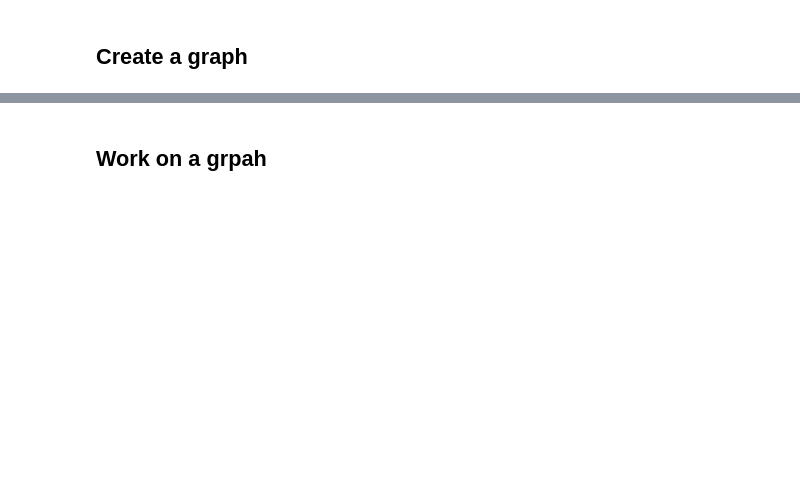
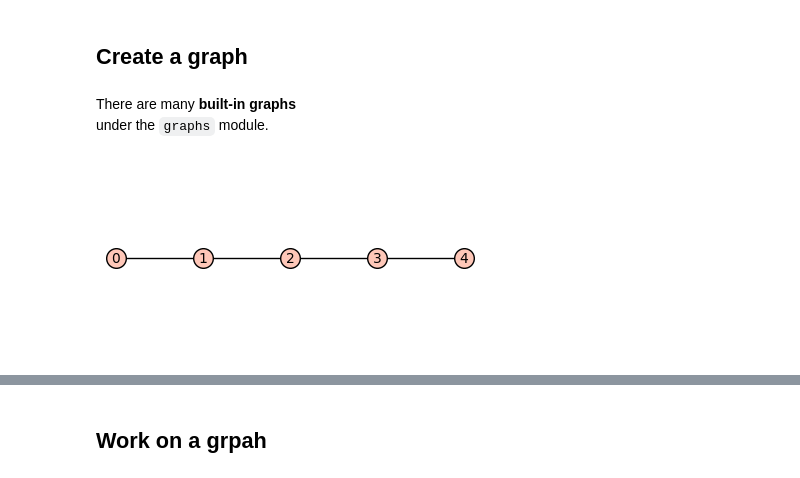
Before and after one commit to jephianlin/SageableMath, a Jupyter notebook: ModularSage/MRC2020-Graphs-and-zero-forcing.ipynb, the cells around one changed output, grey strips where cells are left out. Drawn from its saved outputs; the diff is of its cells as text; code cells hidden in the pictures; blank space fills up the shorter version.

Commit message:
MRC2020 graphs 60%

```diff
--- a/ModularSage/MRC2020-Graphs-and-zero-forcing.ipynb
+++ b/ModularSage/MRC2020-Graphs-and-zero-forcing.ipynb
@@ -5,3 +5,13 @@
 This work by Jephian Lin is licensed under a [Creative Commons Attribution 4.0 International License](http://creativecommons.org/licenses/by/4.0/).
 # %% [markdown]
 ## Create a graph
+# %% [markdown]
+There are many **built-in graphs**
+under the `graphs` module.
+# %%
+g = graphs.PathGraph(5)
+# g = graphs.CycleGraph(5)
+# g = graphs.PetersenGraph()
+g.show()
+# %% [output]
+[figure, added]
```
Also changed, not shown: parts of 27 cells of this notebook.
